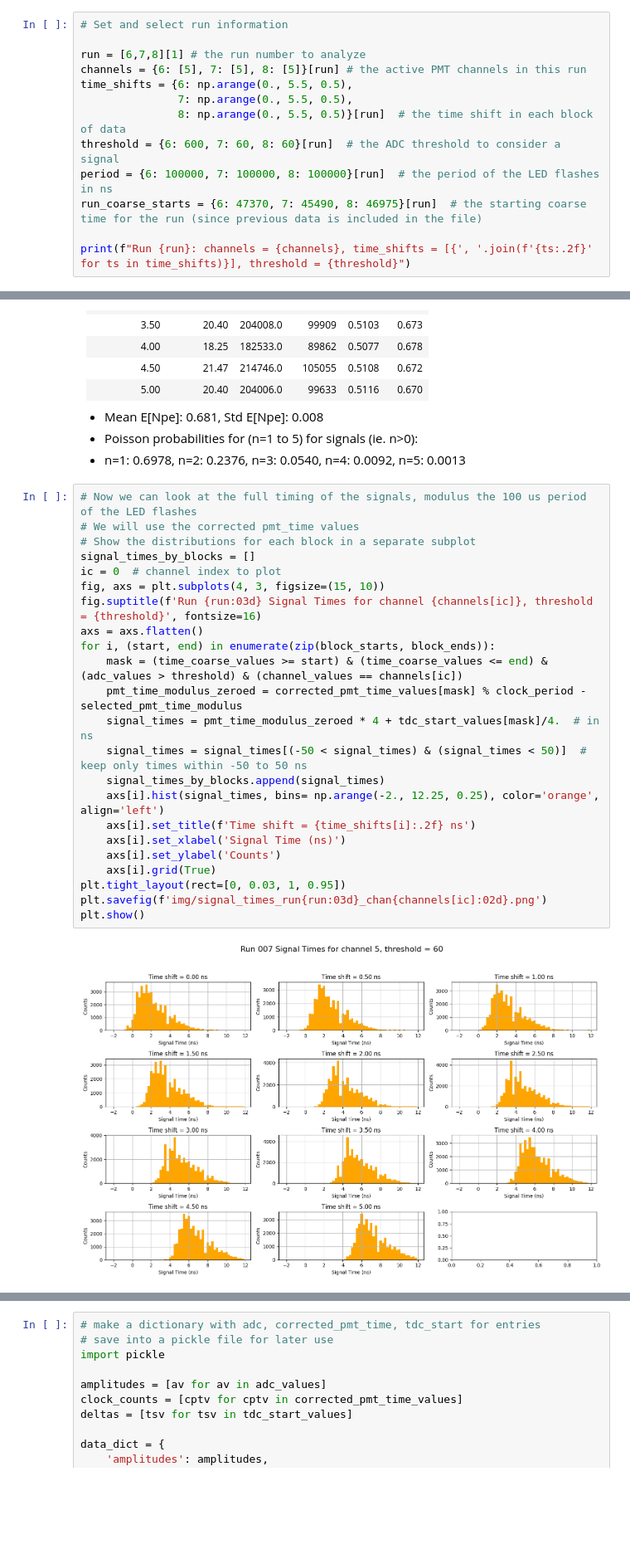
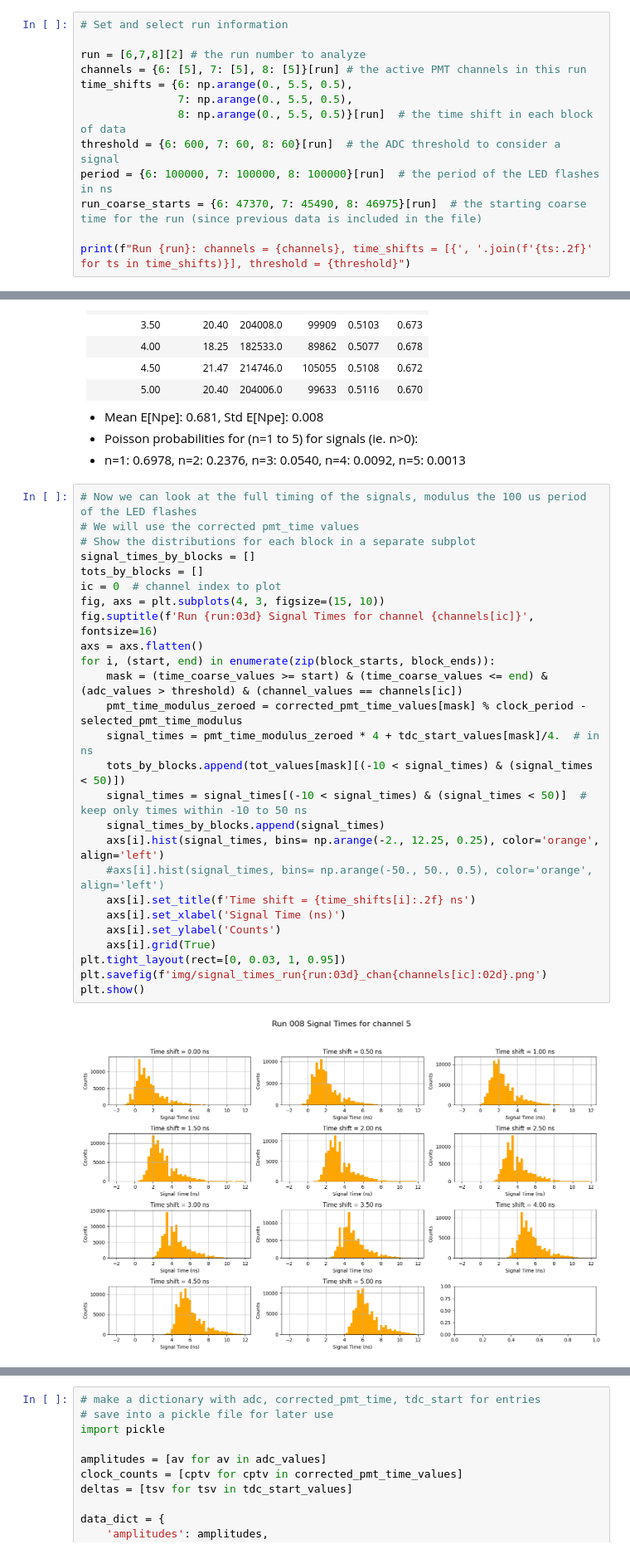
Before and after one commit to deankarlen/hk_fd2, a Jupyter notebook: explore_timing.ipynb, the cells around one changed output, grey strips where cells are left out. Shown at 83% size. Cells and saved outputs as stored; diff of their text form; blank space fills up the shorter version.

```diff
--- a/explore_timing.ipynb
+++ b/explore_timing.ipynb
@@ -5,7 +7,7 @@ import matplotlib.pyplot as plt
 # %%
 # Set and select run information
 
-run = [6,7,8][1] # the run number to analyze
+run = [6,7,8][2] # the run number to analyze
 channels = {6: [5], 7: [5], 8: [5]}[run] # the active PMT channels in this run
 time_shifts = {6: np.arange(0., 5.5, 0.5),
                7: np.arange(0., 5.5, 0.5),
@@ -635,25 +643,28 @@ print(' * ' + ', '.join(buff))
 # %%
 # Now we can look at the full timing of the signals, modulus the 100 us period of the LED flashes
 # We will use the corrected pmt_time values
 # Show the distributions for each block in a separate subplot
 signal_times_by_blocks = []
+tots_by_blocks = []
 ic = 0  # channel index to plot
 fig, axs = plt.subplots(4, 3, figsize=(15, 10))
-fig.suptitle(f'Run {run:03d} Signal Times for channel {channels[ic]}, threshold = {threshold}', fontsize=16)
+fig.suptitle(f'Run {run:03d} Signal Times for channel {channels[ic]}', fontsize=16)
 axs = axs.flatten()
 for i, (start, end) in enumerate(zip(block_starts, block_ends)):
     mask = (time_coarse_values >= start) & (time_coarse_values <= end) & (adc_values > threshold) & (channel_values == channels[ic])
     pmt_time_modulus_zeroed = corrected_pmt_time_values[mask] % clock_period - selected_pmt_time_modulus
     signal_times = pmt_time_modulus_zeroed * 4 + tdc_start_values[mask]/4.  # in ns
-    signal_times = signal_times[(-50 < signal_times) & (signal_times < 50)]  # keep only times within -50 to 50 ns
+    tots_by_blocks.append(tot_values[mask][(-10 < signal_times) & (signal_times < 50)])
+    signal_times = signal_times[(-10 < signal_times) & (signal_times < 50)]  # keep only times within -10 to 50 ns
     signal_times_by_blocks.append(signal_times)
     axs[i].hist(signal_times, bins= np.arange(-2., 12.25, 0.25), color='orange', align='left')
+    #axs[i].hist(signal_times, bins= np.arange(-50., 50., 0.5), color='orange', align='left')
     axs[i].set_title(f'Time shift = {time_shifts[i]:.2f} ns')
     axs[i].set_xlabel('Signal Time (ns)')
     axs[i].set_ylabel('Counts')
     axs[i].grid(True)
 plt.tight_layout(rect=[0, 0.03, 1, 0.95])
 plt.savefig(f'img/signal_times_run{run:03d}_chan{channels[ic]:02d}.png')
 plt.show()
 # %% [output]
-[figure, old version]
+[figure, new version]
```
Also changed, not shown: parts of 30 cells of this notebook.
